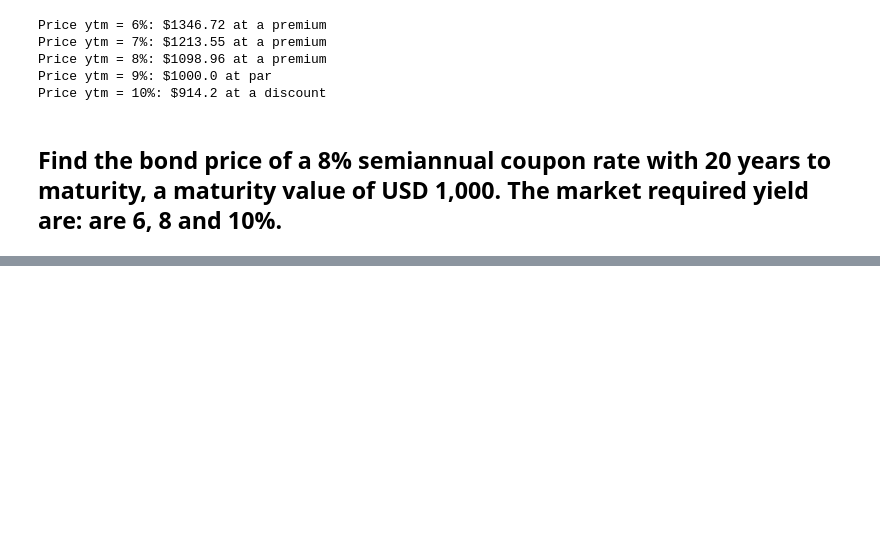
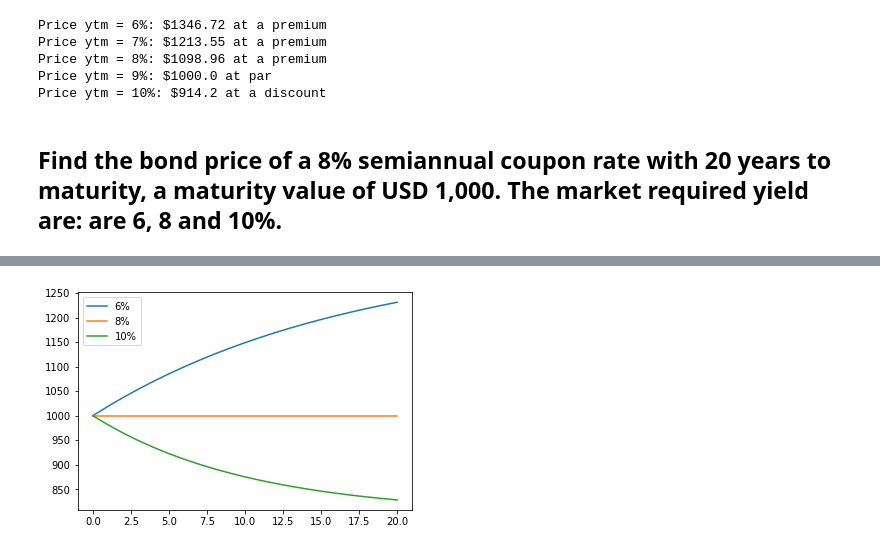
Before and after one commit to LopezMarioAlberto/FinancialMarketAnalysis, a Jupyter notebook: SensitivityBondPrices.ipynb, the cells around one changed output, grey strips where cells are left out. Saved outputs shown, nothing was run; the diff lists cells and outputs as text; code cells hidden in the pictures; blank space fills up the shorter version.

```diff
--- a/SensitivityBondPrices.ipynb
+++ b/SensitivityBondPrices.ipynb
@@ -235,3 +238,24 @@ Price ytm = 9%: $1000.0 at par
 Price ytm = 10%: $914.2 at a discount
 # %% [markdown]
 ## Find the bond price of a 8% semiannual coupon rate with 20 years to maturity, a maturity value of USD 1,000. The market required yield are: are 6, 8 and 10%.
+# %%
+face_value = 1000
+coupon_rate_p = 8
+years_to_maturity = 20
+freq = 2
+
+ytm_p = [6, 8, 10]
+table = []
+rows = []
+for y in range(years_to_maturity + 1):
+  rows.append(y)
+  mry = [y]
+
+  for p in ytm_p:
+    price = bond_price(face_value, y, p, coupon_rate_p, freq)
+    mry.append(price)
+
+  table.append(mry)
+
+df_prices = pd.DataFrame(table, columns = ['years', '6%', '8%', '10%'])
+df_prices
@@ -237,0 +280,5 @@ Price ytm = 10%: $914.2 at a discount
+# %%
+df_prices.plot(y=['6%', '8%', '10%'])
+plt.show()
+# %% [output]
+[figure, added]
```
Also changed, not shown: parts of 8 cells of this notebook.
